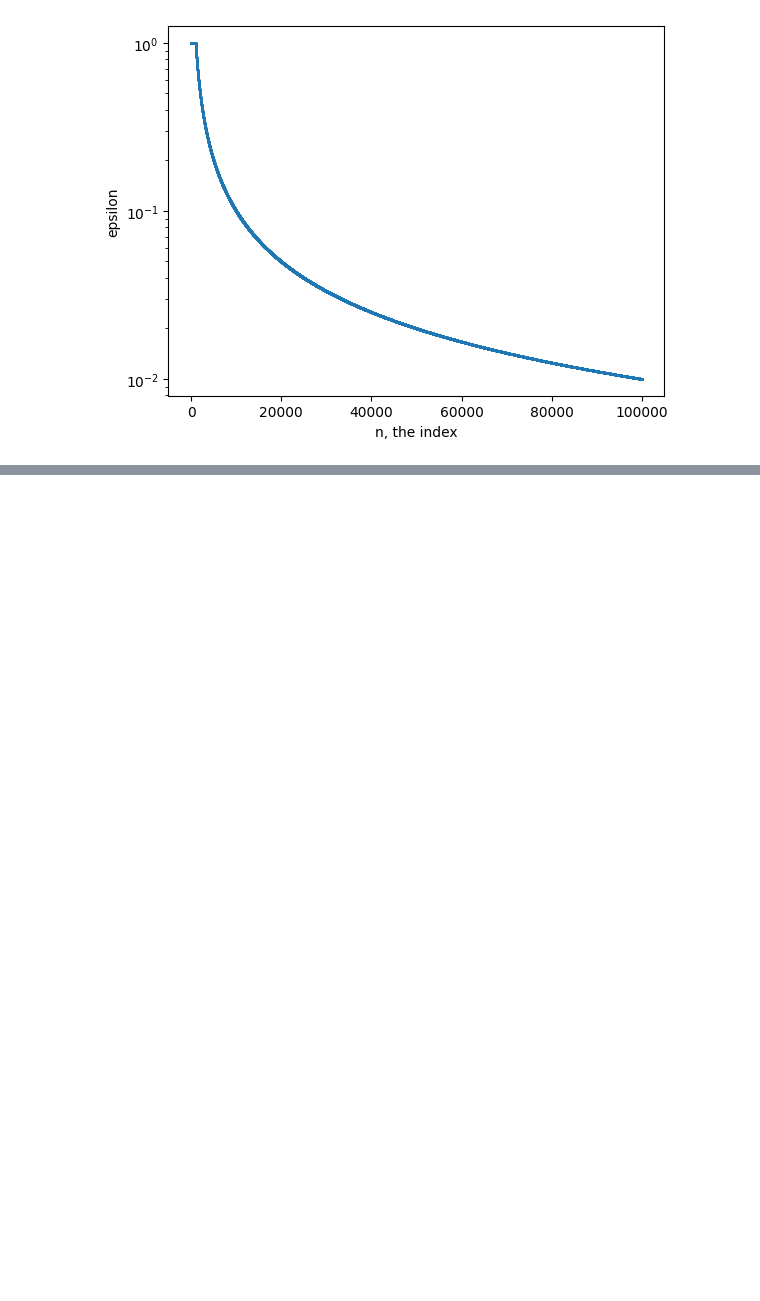
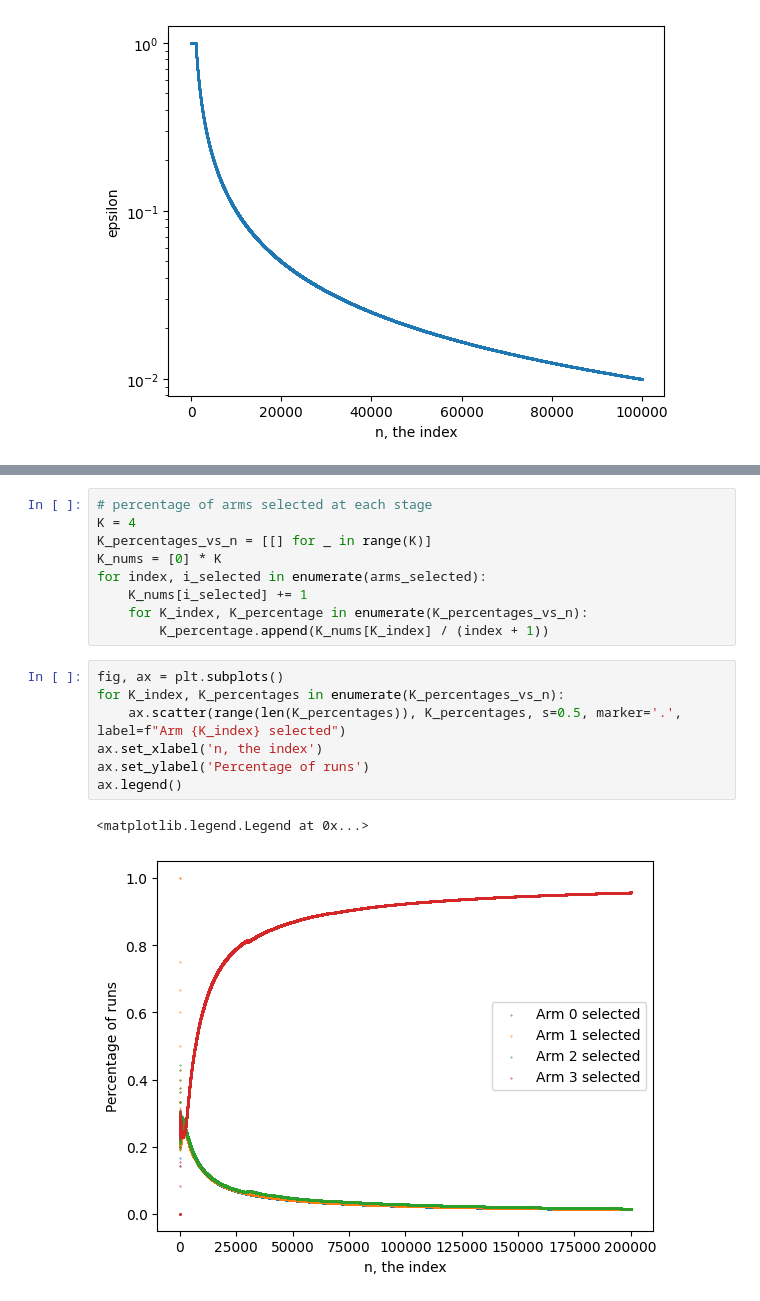
Before and after one commit to EricRobertCampbell/experimentation-for-engineers-notes, a Jupyter notebook: chapter03-multiArmedBandits.ipynb, the cells around one changed output, grey strips where cells are left out. Cells and saved outputs as stored; diff of their text form; blank space fills up the shorter version.

```diff
--- a/chapter03-multiArmedBandits.ipynb
+++ b/chapter03-multiArmedBandits.ipynb
@@ -482,0 +586,19 @@ Note that this stopped after 100 000, below the recommended one of about 200 000
+# %%
+# percentage of arms selected at each stage
+K = 4
+K_percentages_vs_n = [[] for _ in range(K)]
+K_nums = [0] * K
+for index, i_selected in enumerate(arms_selected):
+    K_nums[i_selected] += 1
+    for K_index, K_percentage in enumerate(K_percentages_vs_n):
+        K_percentage.append(K_nums[K_index] / (index + 1))
+# %%
+fig, ax = plt.subplots()
+for K_index, K_percentages in enumerate(K_percentages_vs_n):
+    ax.scatter(range(len(K_percentages)), K_percentages, s=0.5, marker='.', label=f"Arm {K_index} selected")
+ax.set_xlabel('n, the index')
+ax.set_ylabel('Percentage of runs')
+ax.legend()
+# %% [output]
+<matplotlib.legend.Legend at 0x...>
+[figure, added]
```
Also changed, not shown: parts of 11 cells of this notebook.
